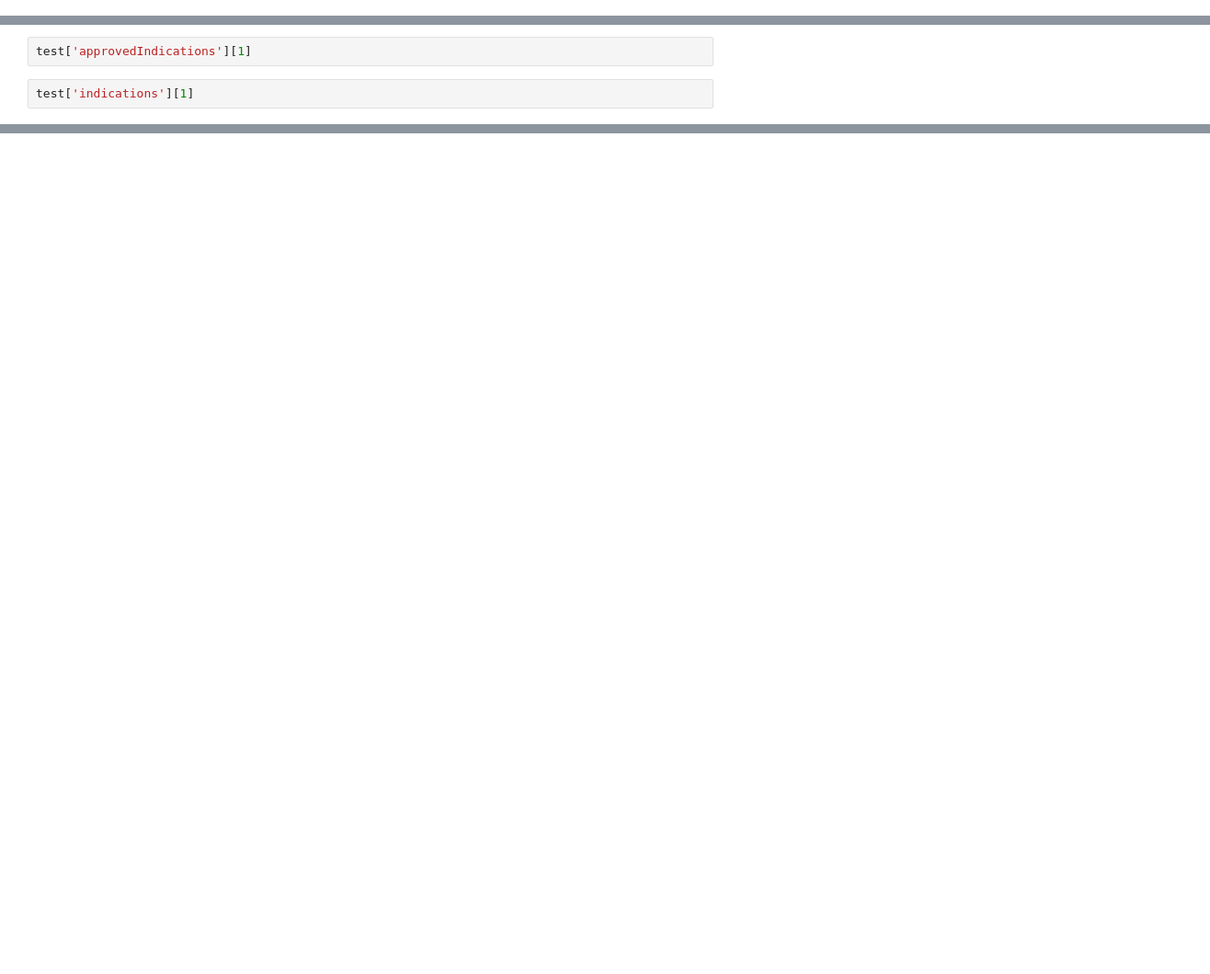
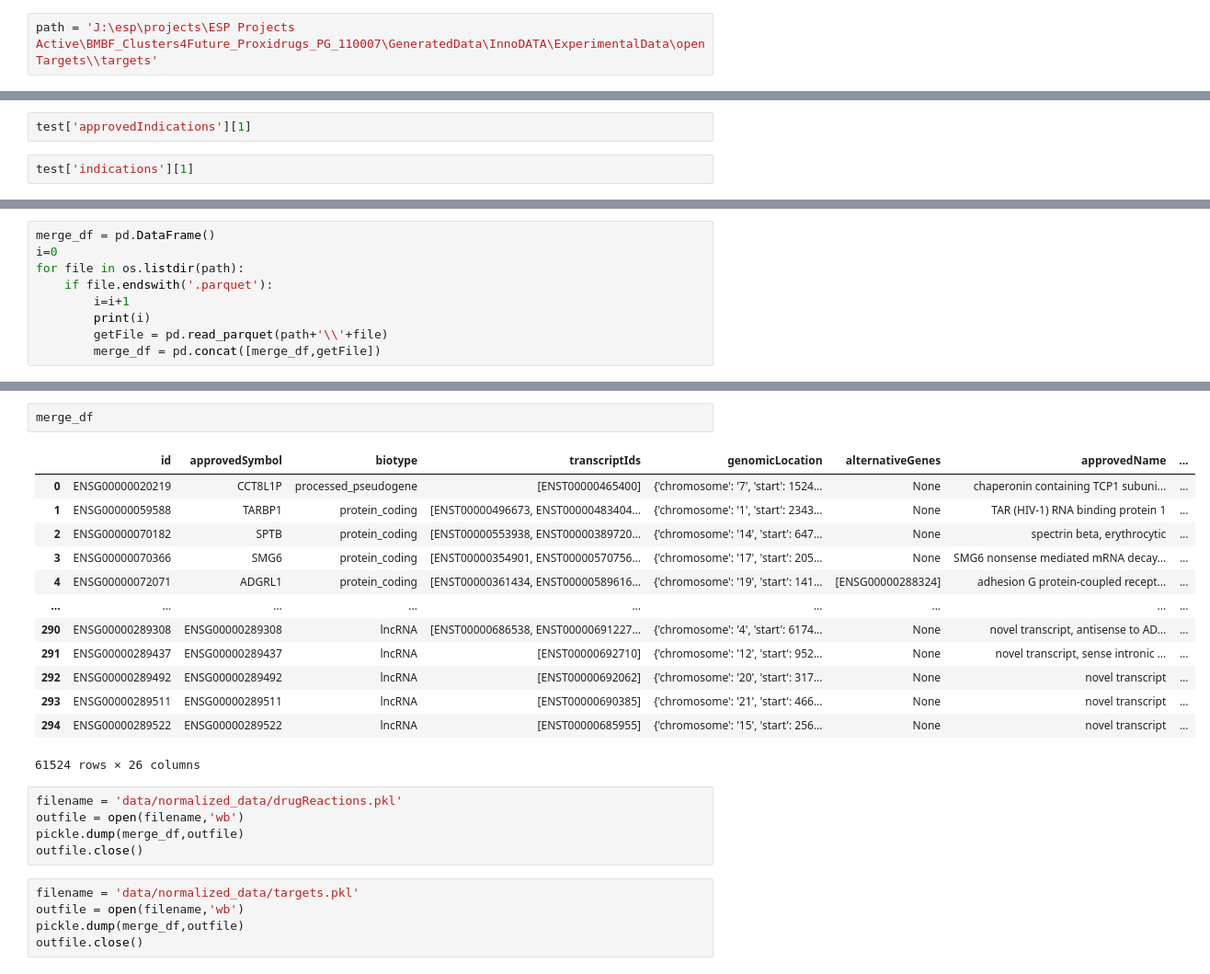
Before and after one commit to Fraunhofer-ITMP/BY-COVID-KG, a Jupyter notebook: Paraquet.ipynb, the cells around one changed output, grey strips where cells are left out. Shown at 92% size. Saved outputs shown, nothing was run; the diff lists cells and outputs as text; blank space fills up the shorter version.

```diff
--- a/Paraquet.ipynb
+++ b/Paraquet.ipynb
@@ -6,4 +6,6 @@ import os
 import pickle
 # %%
 path = 'J:\esp\projects\ESP Projects Active\BMBF_Clusters4Future_Proxidrugs_PG_110007\GeneratedData\InnoDATA\ExperimentalData\openTargets\\drugReactions'
+# %%
+path = 'J:\esp\projects\ESP Projects Active\BMBF_Clusters4Future_Proxidrugs_PG_110007\GeneratedData\InnoDATA\ExperimentalData\openTargets\\targets'
 # %%
@@ -54,0 +51,9 @@ outfile.close()
+# %%
+merge_df = pd.DataFrame()
+i=0
+for file in os.listdir(path):
+    if file.endswith('.parquet'):
+        i=i+1
+        print(i)
+        getFile = pd.read_parquet(path+'\\'+file)
+        merge_df = pd.concat([merge_df,getFile])
@@ -54,0 +78,26 @@ outfile.close()
+# %%
+merge_df
+# %% [output]
+|  | id | approvedSymbol | biotype | transcriptIds | genomicLocation | alternativeGenes | approvedName | ... |
+| 0 | ENSG00000020219 | CCT8L1P | processed_pseudogene | [ENST00000465400] | {'chromosome': '7', 'start': 1524... | None | chaperonin containing TCP1 subuni... | ... |
+| 1 | ENSG00000059588 | TARBP1 | protein_coding | [ENST00000496673, ENST00000483404... | {'chromosome': '1', 'start': 2343... | None | TAR (HIV-1) RNA binding protein 1 | ... |
+| 2 | ENSG00000070182 | SPTB | protein_coding | [ENST00000553938, ENST00000389720... | {'chromosome': '14', 'start': 647... | None | spectrin beta, erythrocytic | ... |
+| 3 | ENSG00000070366 | SMG6 | protein_coding | [ENST00000354901, ENST00000570756... | {'chromosome': '17', 'start': 205... | None | SMG6 nonsense mediated mRNA decay... | ... |
+| 4 | ENSG00000072071 | ADGRL1 | protein_coding | [ENST00000361434, ENST00000589616... | {'chromosome': '19', 'start': 141... | [ENSG00000288324] | adhesion G protein-coupled recept... | ... |
+| ... | ... | ... | ... | ... | ... | ... | ... | ... |
+| 290 | ENSG00000289308 | ENSG00000289308 | lncRNA | [ENST00000686538, ENST00000691227... | {'chromosome': '4', 'start': 6174... | None | novel transcript, antisense to AD... | ... |
+| 291 | ENSG00000289437 | ENSG00000289437 | lncRNA | [ENST00000692710] | {'chromosome': '12', 'start': 952... | None | novel transcript, sense intronic ... | ... |
+| 292 | ENSG00000289492 | ENSG00000289492 | lncRNA | [ENST00000692062] | {'chromosome': '20', 'start': 317... | None | novel transcript | ... |
+| 293 | ENSG00000289511 | ENSG00000289511 | lncRNA | [ENST00000690385] | {'chromosome': '21', 'start': 466... | None | novel transcript | ... |
+| 294 | ENSG00000289522 | ENSG00000289522 | lncRNA | [ENST00000685955] | {'chromosome': '15', 'start': 256... | None | novel transcript | ... |
+61524 rows × 26 columns
+# %%
+filename = 'data/normalized_data/drugReactions.pkl'
+outfile = open(filename,'wb')
+pickle.dump(merge_df,outfile)
+outfile.close()
+# %%
+filename = 'data/normalized_data/targets.pkl'
+outfile = open(filename,'wb')
+pickle.dump(merge_df,outfile)
+outfile.close()
```
Also changed, not shown: parts of 9 cells of this notebook, 4 other files.
